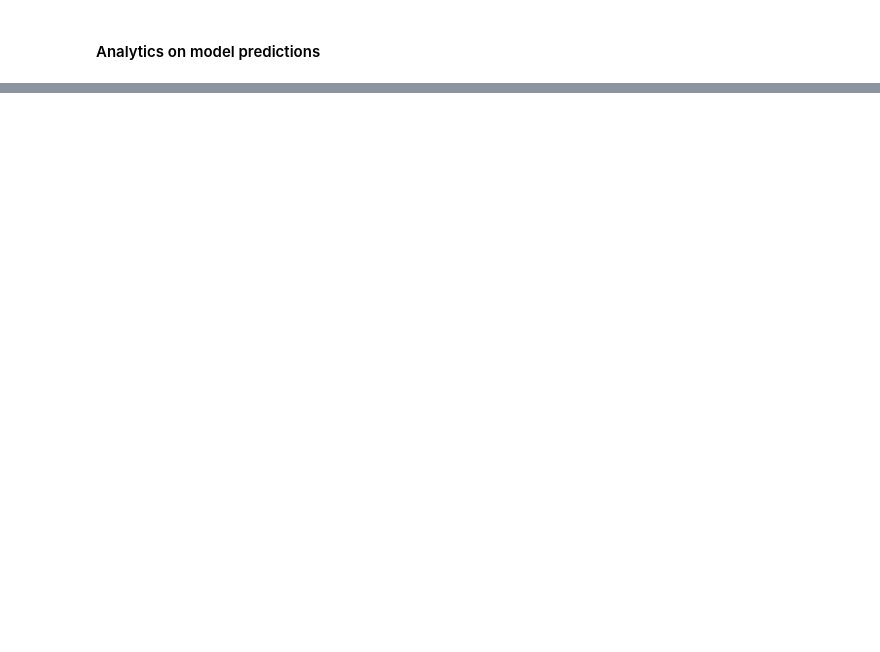
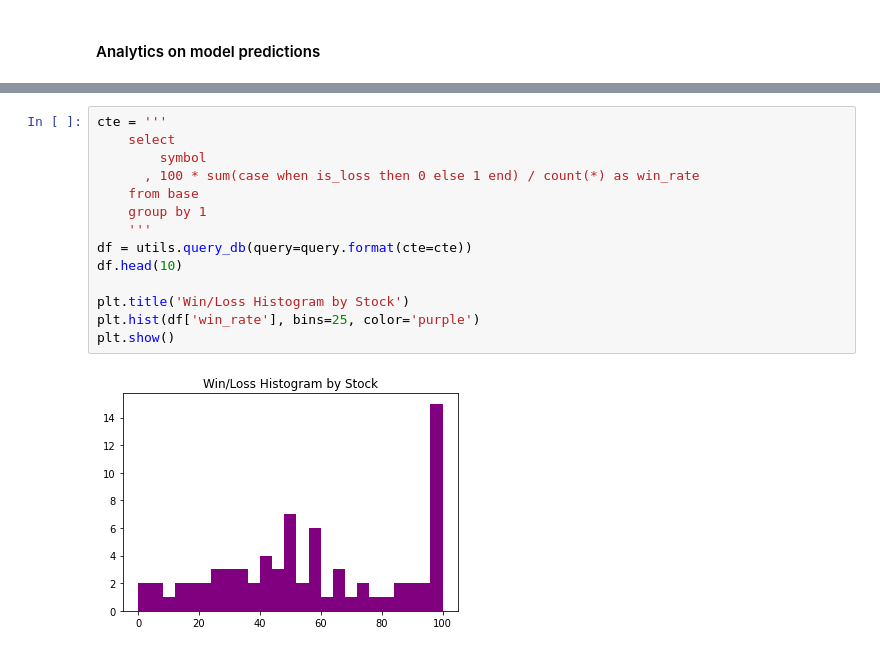
Before and after one commit to rbetzler/fun-times-in-python, a Jupyter notebook: finance/science/exploration/20201124_analytics.ipynb, the cells around one changed output, grey strips where cells are left out. Saved outputs shown, nothing was run; the diff lists cells and outputs as text; blank space fills up the shorter version.

```diff
--- a/finance/science/exploration/20201124_analytics.ipynb
+++ b/finance/science/exploration/20201124_analytics.ipynb
@@ -95,0 +119,16 @@ for s in STOCKS:
+# %%
+cte = '''
+    select
+        symbol
+      , 100 * sum(case when is_loss then 0 else 1 end) / count(*) as win_rate
+    from base
+    group by 1
+    '''
+df = utils.query_db(query=query.format(cte=cte))
+df.head(10)
+
+plt.title('Win/Loss Histogram by Stock')
+plt.hist(df['win_rate'], bins=25, color='purple')
+plt.show()
+# %% [output]
+[figure, added]
```
Also changed, not shown: parts of 9 cells of this notebook.
